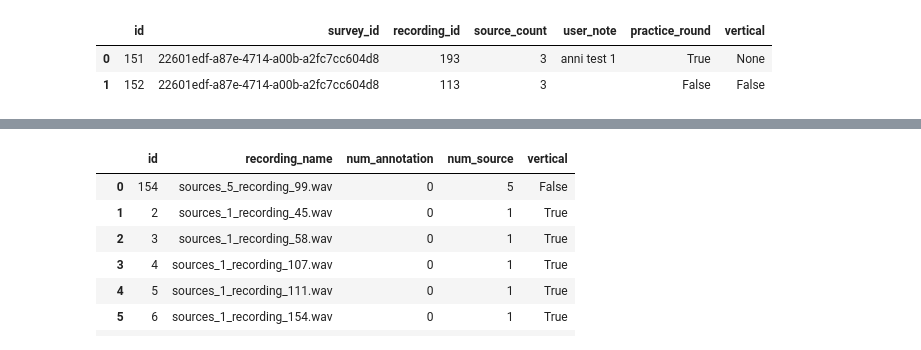
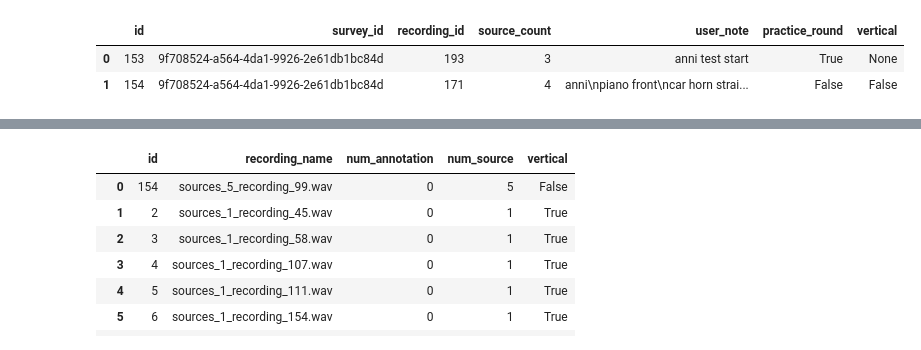
Before and after one commit to ANNIZHENG/Temp-Annotation-Interface, a Jupyter notebook: database/db.ipynb, the cells around one changed output, grey strips where cells are left out. Drawn from its saved outputs; the diff is of its cells as text; code cells hidden in the pictures.

```diff
--- a/database/db.ipynb
+++ b/database/db.ipynb
@@ -14,6 +14,6 @@ pd.read_sql('''select * from "Survey" order by id desc ''',eng).head(1)
 # %%
-pd.read_sql('''select * from "Annotation" where survey_id = '22601edf-a87e-4714-a00b-a2fc7cc604d8' ''',eng)
+pd.read_sql('''select * from "Annotation" where survey_id = '9f708524-a564-4da1-9926-2e61db1bc84d' ''',eng)
 # %% [output]
 |  | id | survey_id | recording_id | source_count | user_note | practice_round | vertical |
-| 0 | 151 | 22601edf-a87e-4714-a00b-a2fc7cc604d8 | 193 | 3 | anni test 1 | True | None |
-| 1 | 152 | 22601edf-a87e-4714-a00b-a2fc7cc604d8 | 113 | 3 |  | False | False |
+| 0 | 153 | 9f708524-a564-4da1-9926-2e61db1bc84d | 193 | 3 | anni test start | True | None |
+| 1 | 154 | 9f708524-a564-4da1-9926-2e61db1bc84d | 171 | 4 | anni\npiano front\ncar horn strai... | False | False |
```
Also changed, not shown: parts of 5 cells of this notebook, 1 other file.
